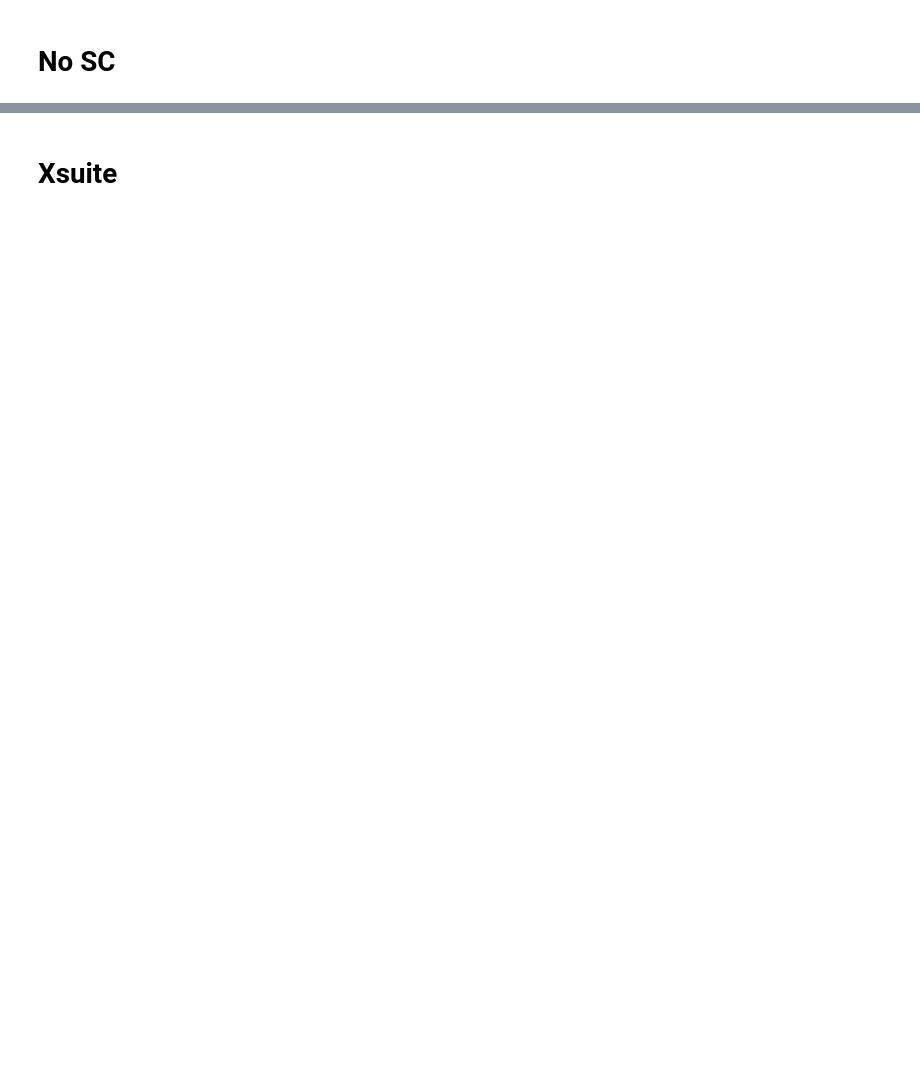
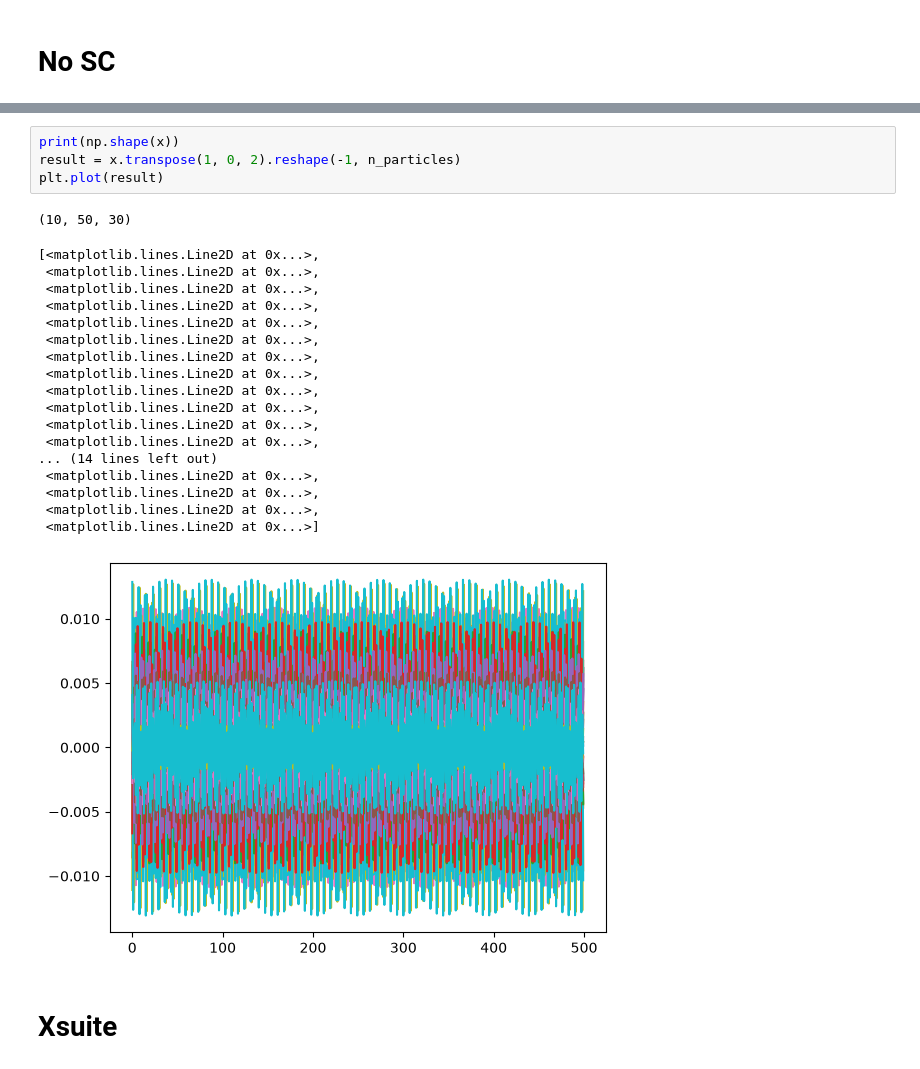
Before and after one commit to robertsimpson03/indirect_space_charge_python, a Jupyter notebook: ISIS_example/validate_direct_sc.ipynb, the cells around one changed output, grey strips where cells are left out. Saved outputs shown, nothing was run; the diff lists cells and outputs as text; blank space fills up the shorter version.

```diff
--- a/ISIS_example/validate_direct_sc.ipynb
+++ b/ISIS_example/validate_direct_sc.ipynb
@@ -55,6 +55,30 @@ x_nosc = x.T.reshape(-1, np.shape(x)[2])
 /home/robert/projects/indirect_space_charge_python/Lattice_Files/02_Aperture_Lattice/ISIS.injected_beam
 Compiling ContextCpu kernels...
 Done compiling ContextCpu kernels.
+# %%
+print(np.shape(x))
+result = x.transpose(1, 0, 2).reshape(-1, n_particles)
+plt.plot(result)
+# %% [output]
+(10, 50, 30)
+[<matplotlib.lines.Line2D at 0x...>,
+ <matplotlib.lines.Line2D at 0x...>,
+ <matplotlib.lines.Line2D at 0x...>,
+ <matplotlib.lines.Line2D at 0x...>,
+ <matplotlib.lines.Line2D at 0x...>,
+ <matplotlib.lines.Line2D at 0x...>,
+ <matplotlib.lines.Line2D at 0x...>,
+ <matplotlib.lines.Line2D at 0x...>,
+ <matplotlib.lines.Line2D at 0x...>,
+ <matplotlib.lines.Line2D at 0x...>,
+ <matplotlib.lines.Line2D at 0x...>,
+ <matplotlib.lines.Line2D at 0x...>,
+... (14 lines left out)
+ <matplotlib.lines.Line2D at 0x...>,
+ <matplotlib.lines.Line2D at 0x...>,
+ <matplotlib.lines.Line2D at 0x...>,
+ <matplotlib.lines.Line2D at 0x...>]
+[figure, added]
 # %% [markdown]
 # Xsuite
 # %%
```
Also changed, not shown: parts of 6 cells of this notebook, 1 other file.
